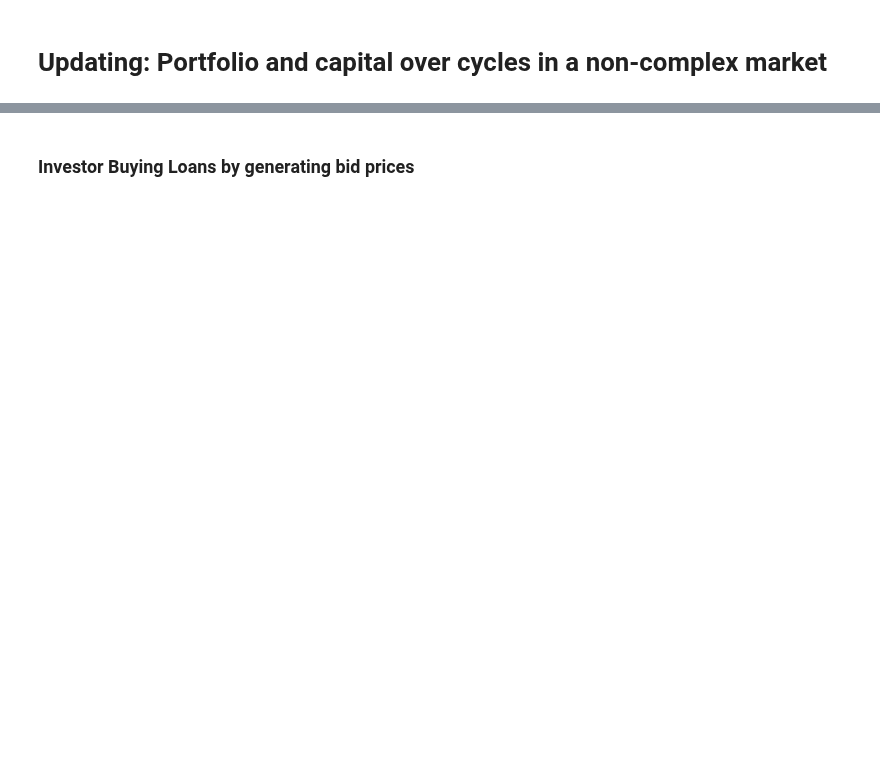
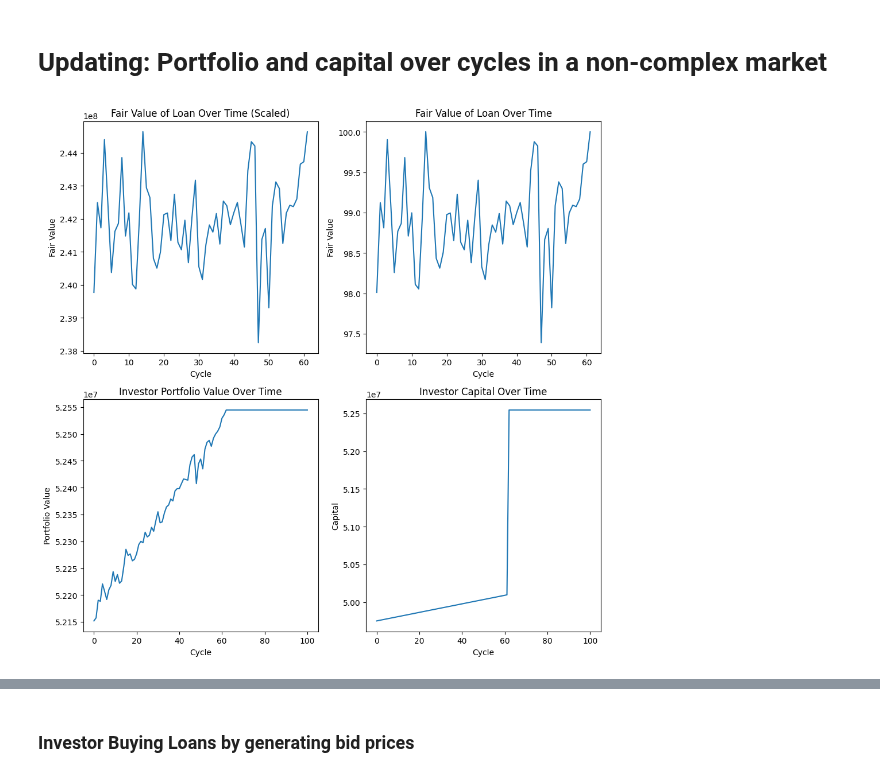
Before and after one commit to mithilpujar/capstone, a Jupyter notebook: Loan Investor Demonstration.ipynb, the cells around one changed output, grey strips where cells are left out. Drawn from its saved outputs; the diff is of its cells as text; code cells hidden in the pictures; blank space fills up the shorter version.

```diff
--- a/Loan Investor Demonstration.ipynb
+++ b/Loan Investor Demonstration.ipynb
@@ -124,6 +131,7 @@ plt.show()
 # %% [markdown]
 To ensure that we are using the right parameters for the target score, we are using basic absolute value to ensure the number of investors above and below their target score is roughly the same. This is a simple way to ensure that the market is not too complex and that the investors are not too far off from the market. We can also tune it via the amount of capital above and below the target score, while this is theoretically less accurate since this would vary more from simulation to simulation by virtue of the distribution being used to generate capital, the results end up fairly similar.
 # %%
+# script false --no-raise-error
 def tune_target_score(tuned_target_score, num_simulations=10, tuning_approach = 'amt_capital'):
     num_investors = 100
     num_loans = 1000
@@ -164,7 +172,7 @@ def tune_target_score(tuned_target_score, num_simulations=10, tuning_approach =
     if tuning_approach == 'num_investors':
         return avg_investors_above, avg_investors_below, tuned_target_score
 
-param = 0.39
+param = 0.20
 num_iterations = 100
 
 # Tune the target score
@@ -319,5 +297,48 @@ Average capital below target score:  3,912,900,010.85
 # %% [markdown]
 # Updating: Portfolio and capital over cycles in a non-complex market
+# %%
+# Creating an investor and a loan
+investor = LoanInvestor.LoanInvestorObj()
+investor.generate_initial_capital()
+loan = Loan.LoanObj()
+investor.initialize_portfolio([loan])
+
+# Updating the investor and loan for 100 cycles
+for _ in range(100):
+    investor.update(cycle=_)
+    loan.update(current_cycle=_)
+
+# Creating a 2x2 grid of subplots
+fig, axs = plt.subplots(2, 2, figsize=(10, 10))  # Adjust figsize as needed
+
+# Plotting fair value of the loan over time (scaled by size)
+axs[0, 0].plot([loan.size * loan.fair_value_history[i] for i in range(len(loan.fair_value_history))])
+axs[0, 0].set_title("Fair Value of Loan Over Time (Scaled)")
+axs[0, 0].set_xlabel("Cycle")
+axs[0, 0].set_ylabel("Fair Value")
+
+# Plotting fair value of the loan over time
+axs[0, 1].plot(loan.fair_value_history)
+axs[0, 1].set_title("Fair Value of Loan Over Time")
+axs[0, 1].set_xlabel("Cycle")
+axs[0, 1].set_ylabel("Fair Value")
+
+# Plotting investor portfolio value over time
+axs[1, 0].plot(investor.portfolio_values)
+axs[1, 0].set_title("Investor Portfolio Value Over Time")
+axs[1, 0].set_xlabel("Cycle")
+axs[1, 0].set_ylabel("Portfolio Value")
+
+# Plotting investor capital over time
+axs[1, 1].plot(investor.capital_history)
+axs[1, 1].set_title("Investor Capital Over Time")
+axs[1, 1].set_xlabel("Cycle")
+axs[1, 1].set_ylabel("Capital")
+
+plt.tight_layout()  # Adjusts the subplots to fit into the figure area
+plt.show()
+# %% [output]
+[figure, added]
 # %%
 # creating a universe of investors and loans
 num_investors = 10
```
Also changed, not shown: parts of 15 cells of this notebook, 5 other files.
